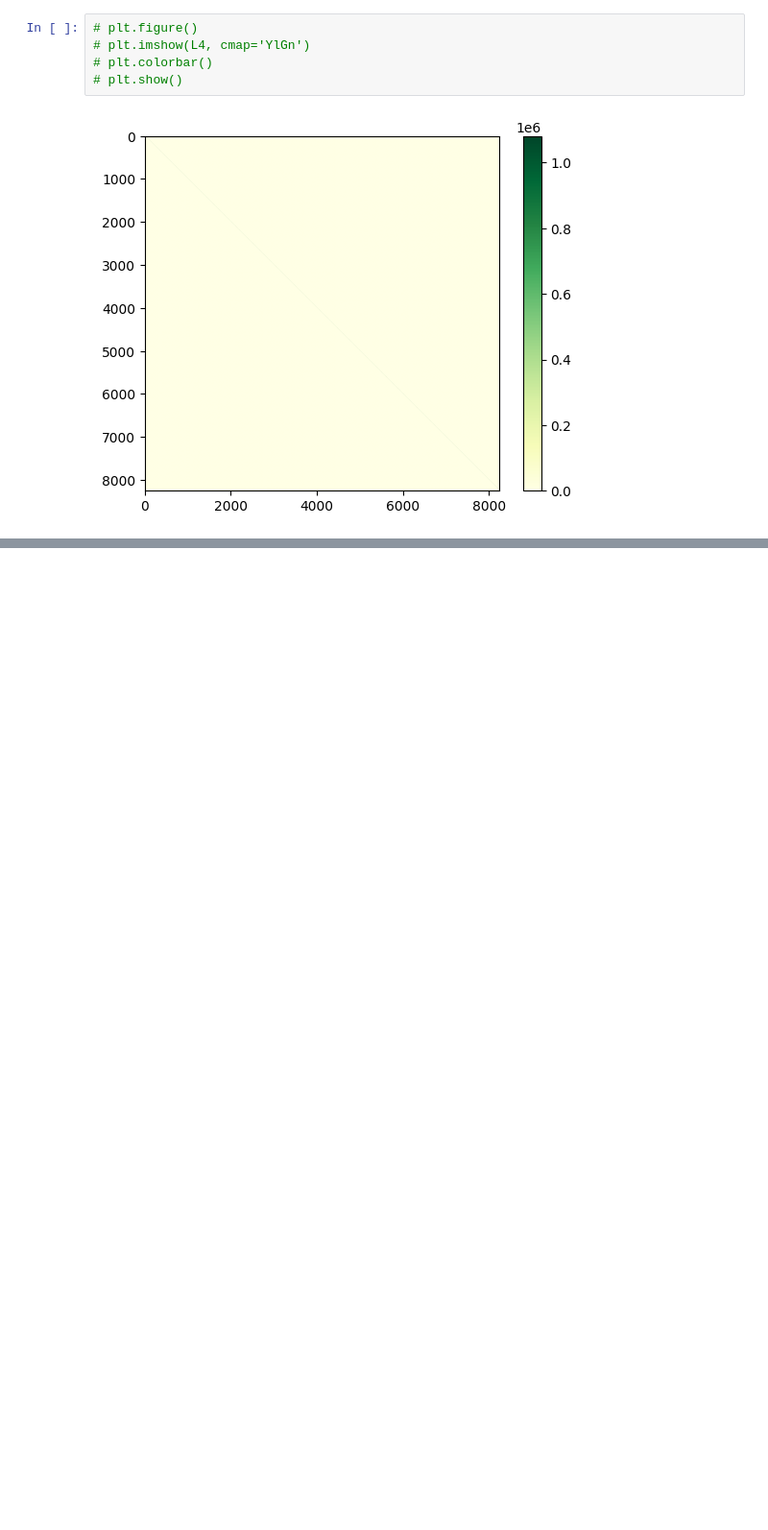
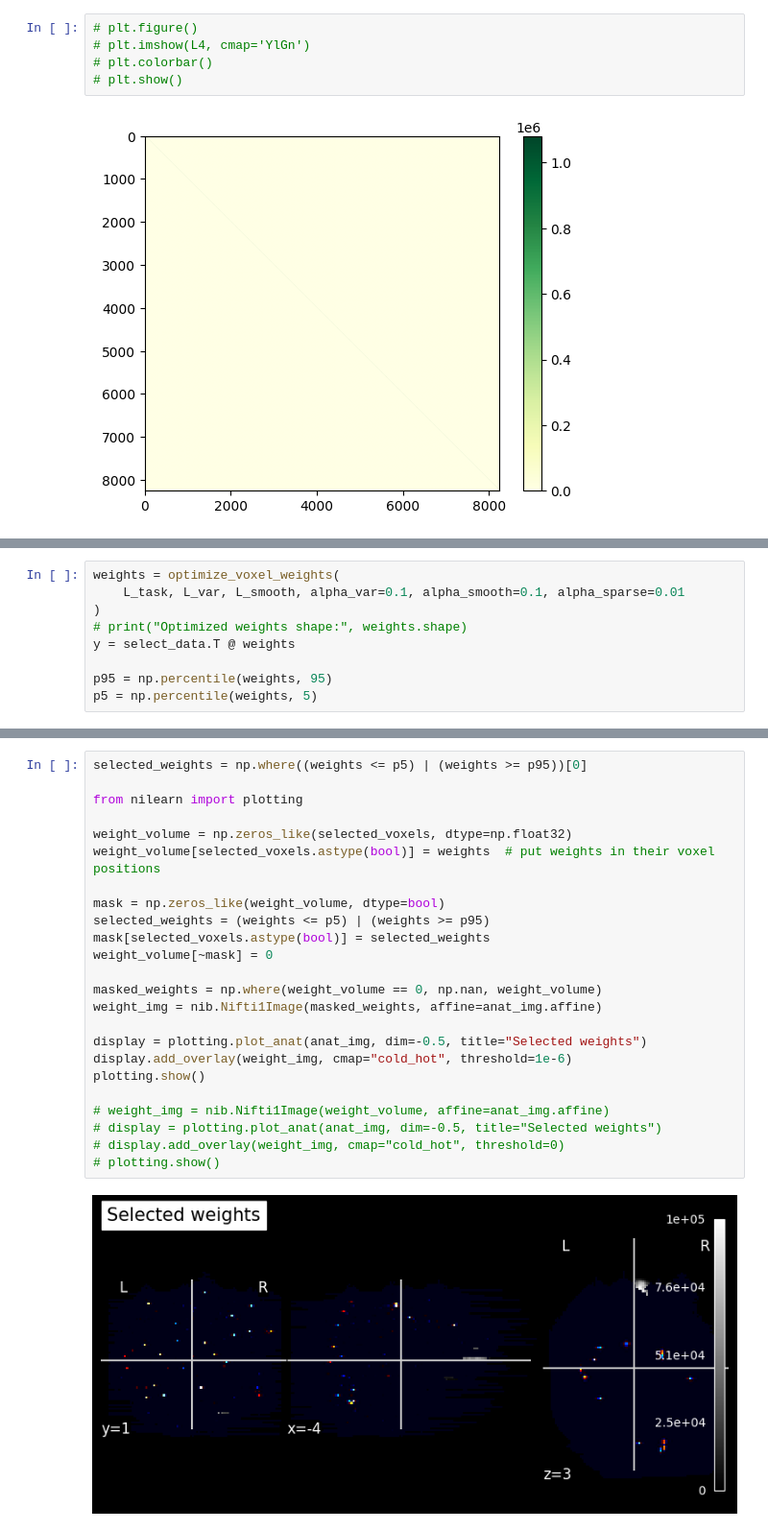
Before and after one commit to MeZahra/Optim_fMRI, a Jupyter notebook: create_matrix.ipynb, the cells around one changed output, grey strips where cells are left out. Shown at 96% size. Drawn from its saved outputs; the diff is of its cells as text; blank space fills up the shorter version.

```diff
--- a/create_matrix.ipynb
+++ b/create_matrix.ipynb
@@ -106,0 +284,9 @@ L4 = csgraph.laplacian(D)
+# %%
+weights = optimize_voxel_weights(
+    L_task, L_var, L_smooth, alpha_var=0.1, alpha_smooth=0.1, alpha_sparse=0.01
+)
+# print("Optimized weights shape:", weights.shape)
+y = select_data.T @ weights
+
+p95 = np.percentile(weights, 95)
+p5 = np.percentile(weights, 5)
@@ -106,0 +305,26 @@ L4 = csgraph.laplacian(D)
+# %%
+selected_weights = np.where((weights <= p5) | (weights >= p95))[0]
+
+from nilearn import plotting
+
+weight_volume = np.zeros_like(selected_voxels, dtype=np.float32)
+weight_volume[selected_voxels.astype(bool)] = weights  # put weights in their voxel positions
+
+mask = np.zeros_like(weight_volume, dtype=bool)
+selected_weights = (weights <= p5) | (weights >= p95)
+mask[selected_voxels.astype(bool)] = selected_weights
+weight_volume[~mask] = 0
+
+masked_weights = np.where(weight_volume == 0, np.nan, weight_volume)
+weight_img = nib.Nifti1Image(masked_weights, affine=anat_img.affine)
+
+display = plotting.plot_anat(anat_img, dim=-0.5, title="Selected weights")
+display.add_overlay(weight_img, cmap="cold_hot", threshold=1e-6)
+plotting.show()
+
+# weight_img = nib.Nifti1Image(weight_volume, affine=anat_img.affine)
+# display = plotting.plot_anat(anat_img, dim=-0.5, title="Selected weights")
+# display.add_overlay(weight_img, cmap="cold_hot", threshold=0)
+# plotting.show()
+# %% [output]
+[figure, added]
```
Also changed, not shown: parts of 5 cells of this notebook, 2 other files.
